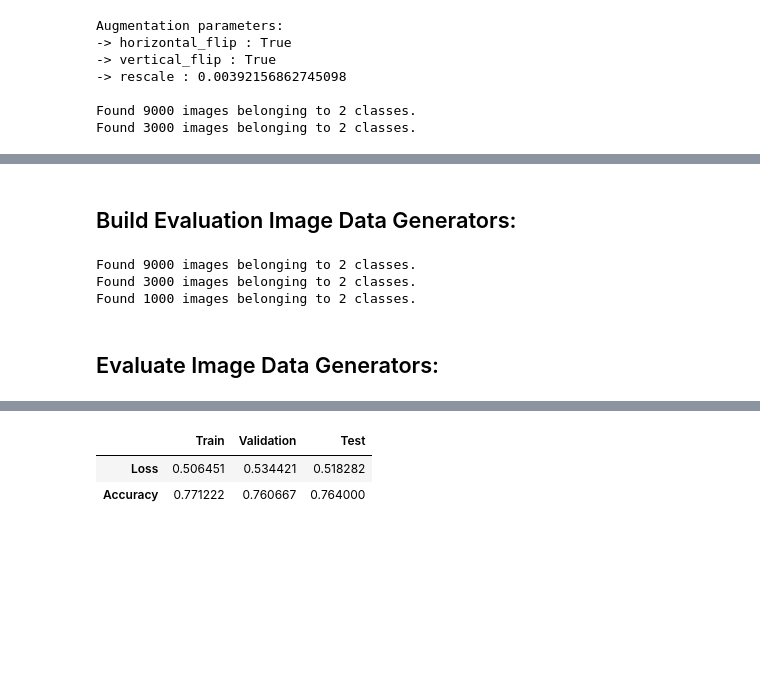
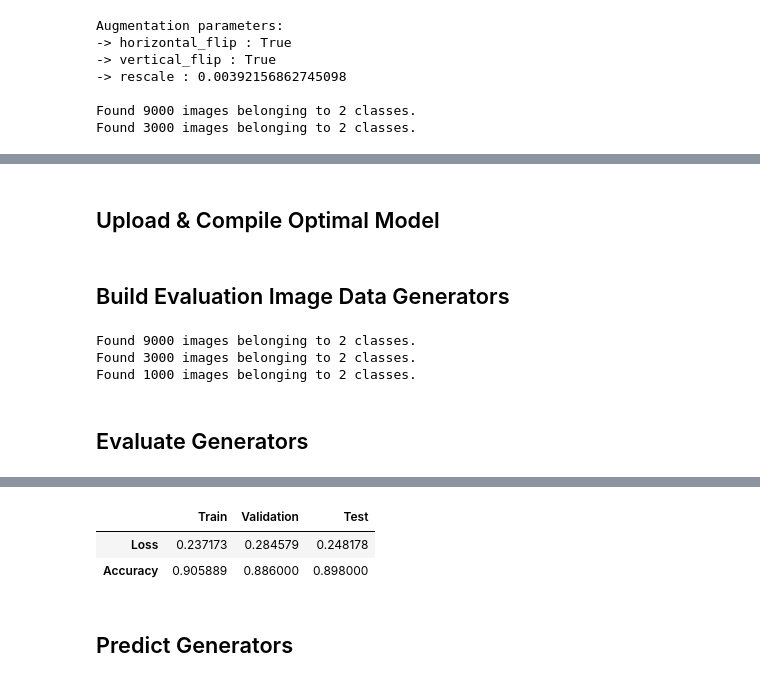
Before and after one commit to ForesightAdamNowacki/Deep_Neural_Networks_Python, a Jupyter notebook: Binary_Classification_1.ipynb, the cells around one changed output, grey strips where cells are left out. Drawn from its saved outputs; the diff is of its cells as text; code cells hidden in the pictures; blank space fills up the shorter version.

```diff
--- a/Binary_Classification_1.ipynb
+++ b/Binary_Classification_1.ipynb
@@ -126,0 +155,2 @@ visualize_loss_accuracy_binary_classification(history = history)
+# %% [markdown]
+## Upload & Compile Optimal Model
@@ -127,3 +163,3 @@ visualize_loss_accuracy_binary_classification(history = history)
 # %% [markdown]
-## Build Evaluation Image Data Generators:
+## Build Evaluation Image Data Generators
 # %%
@@ -135,9 +171,10 @@ Found 9000 images belonging to 2 classes.
 Found 3000 images belonging to 2 classes.
 Found 1000 images belonging to 2 classes.
 # %% [markdown]
-## Evaluate Image Data Generators:
+## Evaluate Generators
 # %%
 evaluation = evaluate_binary_classification_model(model = model,
-                                                  evaluate_data_generators = evaluate_data_generators)
+                                                  data_generators = data_generators)
+evaluation
 # %% [output]
 Train generator evaluation
@@ -145,10 +182,9 @@ WARNING:tensorflow:From <ipython-input-1-d15be0e72859>:12: Model.evaluate_genera
 Instructions for updating:
 Please use Model.evaluate, which supports generators.
 Validation generator evaluation
 Test generator evaluation
+|  | Train | Validation | Test |
+| Loss | 0.237173 | 0.284579 | 0.248178 |
+| Accuracy | 0.905889 | 0.886000 | 0.898000 |
-# %%
-evaluation
-# %% [output]
-|  | Train | Validation | Test |
-| Loss | 0.506451 | 0.534421 | 0.518282 |
-| Accuracy | 0.771222 | 0.760667 | 0.764000 |
+# %% [markdown]
+## Predict Generators
```
Also changed, not shown: parts of 24 cells of this notebook, 1 other file.
